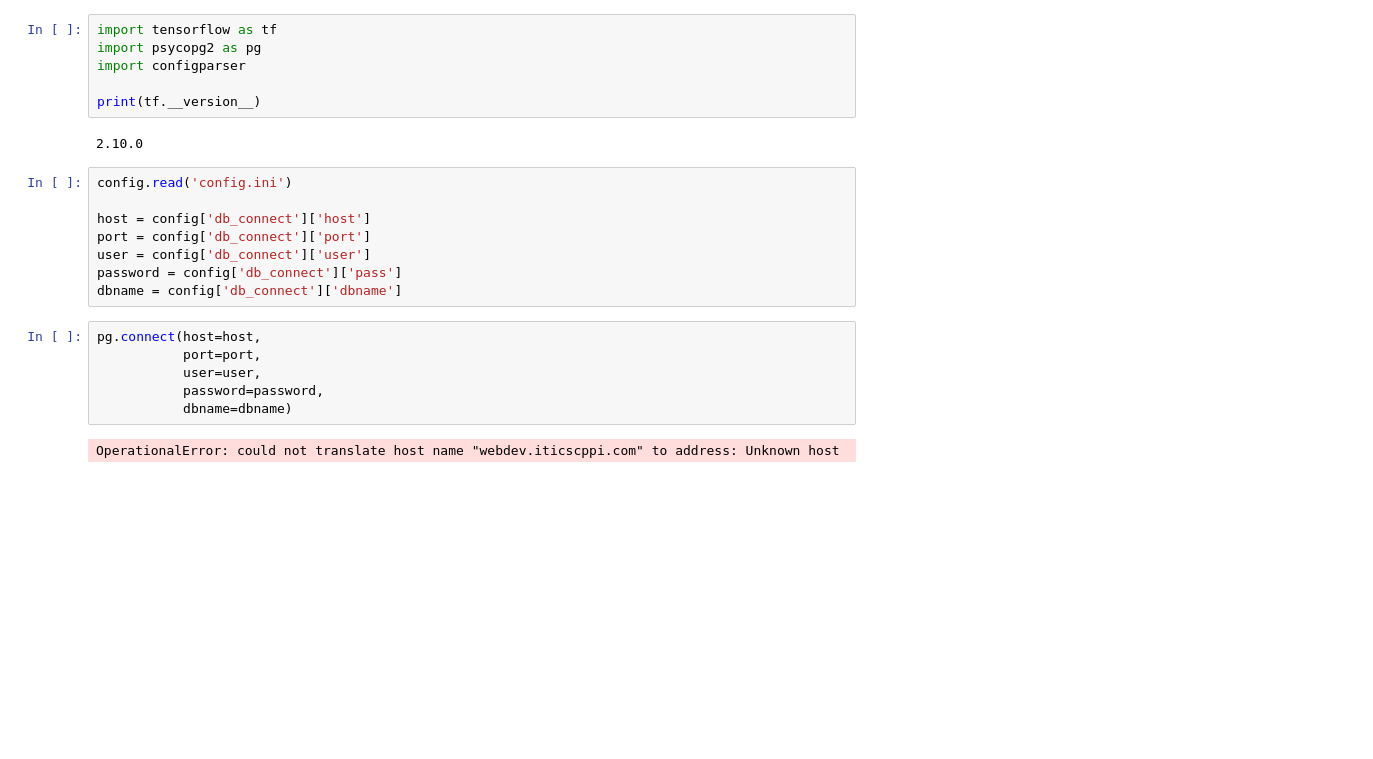
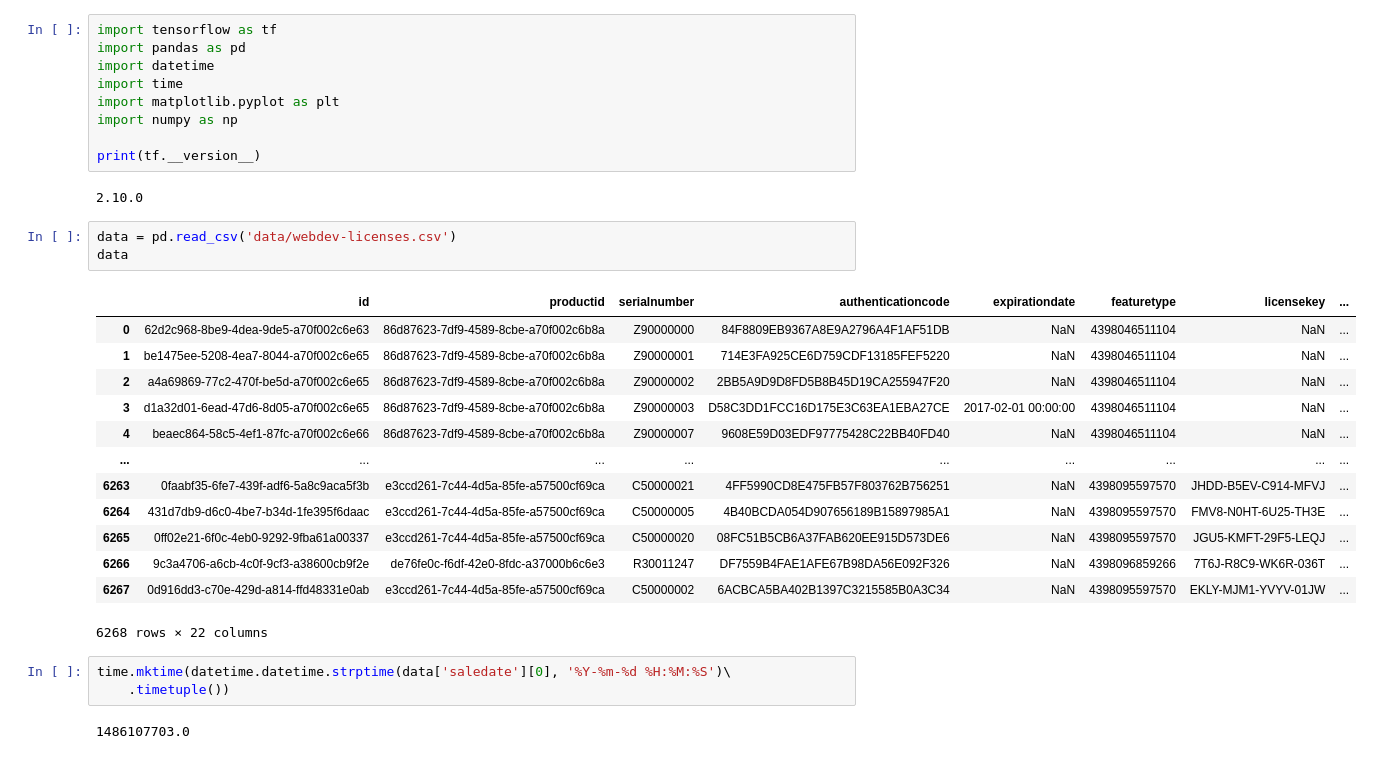
Before and after one commit to adamwitiak/remark_sales_analysis, a Jupyter notebook: sales_time_series_analysis.ipynb, the cells around one changed output. Cells and saved outputs as stored; diff of their text form; blank space fills up the shorter version.

```diff
--- a/sales_time_series_analysis.ipynb
+++ b/sales_time_series_analysis.ipynb
@@ -1,24 +1,33 @@
 # %%
 import tensorflow as tf
-import psycopg2 as pg
-import configparser
+import pandas as pd
+import datetime
+import time
+import matplotlib.pyplot as plt
+import numpy as np
 
 print(tf.__version__)
 # %% [output]
 2.10.0
-# %%
-config.read('config.ini')
-
-host = config['db_connect']['host']
-port = config['db_connect']['port']
-user = config['db_connect']['user']
-password = config['db_connect']['pass']
-dbname = config['db_connect']['dbname']
-# %%
-pg.connect(host=host,
-           port=port,
-           user=user,
-           password=password,
-           dbname=dbname)
-# %% [output]
-OperationalError: could not translate host name "webdev.iticscppi.com" to address: Unknown host
+# %%
+data = pd.read_csv('data/webdev-licenses.csv')
+data
+# %% [output]
+|  | id | productid | serialnumber | authenticationcode | expirationdate | featuretype | licensekey | ... |
+| 0 | 62d2c968-8be9-4dea-9de5-a70f002c6e63 | 86d87623-7df9-4589-8cbe-a70f002c6b8a | Z90000000 | 84F8809EB9367A8E9A2796A4F1AF51DB | NaN | 4398046511104 | NaN | ... |
+| 1 | be1475ee-5208-4ea7-8044-a70f002c6e65 | 86d87623-7df9-4589-8cbe-a70f002c6b8a | Z90000001 | 714E3FA925CE6D759CDF13185FEF5220 | NaN | 4398046511104 | NaN | ... |
+| 2 | a4a69869-77c2-470f-be5d-a70f002c6e65 | 86d87623-7df9-4589-8cbe-a70f002c6b8a | Z90000002 | 2BB5A9D9D8FD5B8B45D19CA255947F20 | NaN | 4398046511104 | NaN | ... |
+| 3 | d1a32d01-6ead-47d6-8d05-a70f002c6e65 | 86d87623-7df9-4589-8cbe-a70f002c6b8a | Z90000003 | D58C3DD1FCC16D175E3C63EA1EBA27CE | 2017-02-01 00:00:00 | 4398046511104 | NaN | ... |
+| 4 | beaec864-58c5-4ef1-87fc-a70f002c6e66 | 86d87623-7df9-4589-8cbe-a70f002c6b8a | Z90000007 | 9608E59D03EDF97775428C22BB40FD40 | NaN | 4398046511104 | NaN | ... |
+| ... | ... | ... | ... | ... | ... | ... | ... | ... |
+| 6263 | 0faabf35-6fe7-439f-adf6-5a8c9aca5f3b | e3ccd261-7c44-4d5a-85fe-a57500cf69ca | C50000021 | 4FF5990CD8E475FB57F803762B756251 | NaN | 4398095597570 | JHDD-B5EV-C914-MFVJ | ... |
+| 6264 | 431d7db9-d6c0-4be7-b34d-1fe395f6daac | e3ccd261-7c44-4d5a-85fe-a57500cf69ca | C50000005 | 4B40BCDA054D907656189B15897985A1 | NaN | 4398095597570 | FMV8-N0HT-6U25-TH3E | ... |
+| 6265 | 0ff02e21-6f0c-4eb0-9292-9fba61a00337 | e3ccd261-7c44-4d5a-85fe-a57500cf69ca | C50000020 | 08FC51B5CB6A37FAB620EE915D573DE6 | NaN | 4398095597570 | JGU5-KMFT-29F5-LEQJ | ... |
+| 6266 | 9c3a4706-a6cb-4c0f-9cf3-a38600cb9f2e | de76fe0c-f6df-42e0-8fdc-a37000b6c6e3 | R30011247 | DF7559B4FAE1AFE67B98DA56E092F326 | NaN | 4398096859266 | 7T6J-R8C9-WK6R-036T | ... |
+| 6267 | 0d916dd3-c70e-429d-a814-ffd48331e0ab | e3ccd261-7c44-4d5a-85fe-a57500cf69ca | C50000002 | 6ACBCA5BA402B1397C3215585B0A3C34 | NaN | 4398095597570 | EKLY-MJM1-YVYV-01JW | ... |
+6268 rows × 22 columns
+# %%
+time.mktime(datetime.datetime.strptime(data['saledate'][0], '%Y-%m-%d %H:%M:%S')\
+    .timetuple())
+# %% [output]
+1486107703.0
```
Also changed, not shown: parts of 9 cells of this notebook.
